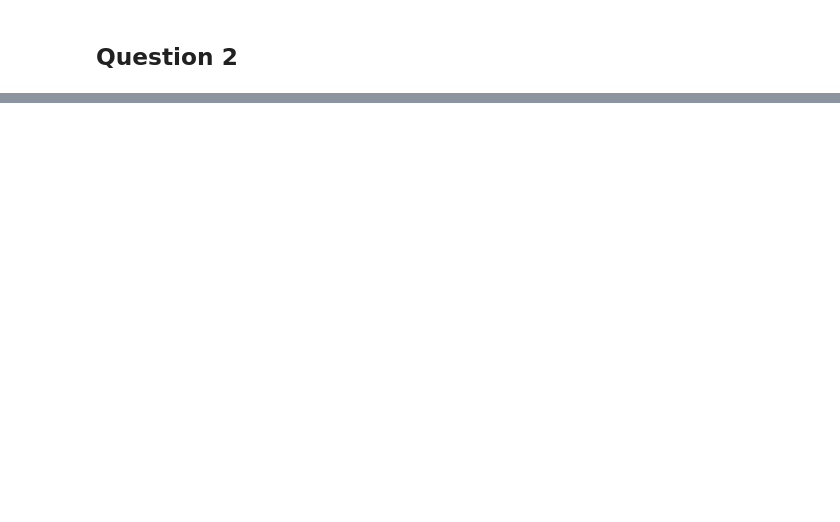
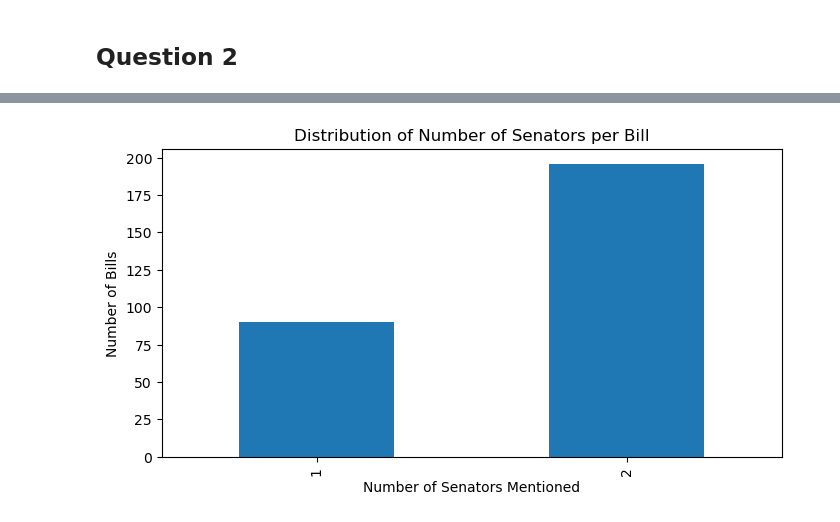
Before and after one commit to jubarringer098/qtm530fall2024, a Jupyter notebook: Homework/Homework 4/hw4.ipynb, the cells around one changed output, grey strips where cells are left out. Drawn from its saved outputs; the diff is of its cells as text; code cells hidden in the pictures; blank space fills up the shorter version.

```diff
--- a/Homework/Homework 4/hw4.ipynb
+++ b/Homework/Homework 4/hw4.ipynb
@@ -298,0 +303,3 @@ person_dataframe = house_floor_actions_in_senate_bills[['action',]]
+# %%
+# Bills with senate amendment proposed (on the floor) actions
+sAmdt_floor = actions[actions['main_action'] == 'senate amendment proposed (on the floor)']
@@ -298,0 +312,20 @@ person_dataframe = house_floor_actions_in_senate_bills[['action',]]
+# %%
+# Looking through the "actions" column to find Senators
+senator_list = sAmdt_floor["action"].str.findall(r"(?:Senator|senator)\s[A-Z]{1}[A-Za-z]*|(?:Senator|senator)\s[A-Z]{1}[A-Za-z]*\-[A-Z]{1}[A-Za-z]*|(?:Senator|senator)\s[A-Z]{1}[A-Za-z]*\s[A-Z]{1}[A-Za-z]*")
+
+# # Since findall returns a list, extract the element from the list (there is only one person per row) and convert to string
+# people_list_copy = people_list_copy.apply(lambda x: x[0] if isinstance(x, list) and len(x) > 0 else None)
+
+# Join the extracted names with the corresponding bill_id (row alignment so based on index)
+senator_data = sAmdt_floor[['bill_id']].join(senator_list.rename('senators'))
+
+# Count number of senators per row
+senator_data['sen_count'] = senator_data['senators'].apply(len)
+
+# Create a new DataFrame with senator counts and names of first two senators
+senator_data[['Senator 1', 'Senator 2']] = pd.DataFrame(senator_data['senators'].tolist(), index=senator_data.index)
+
+# Senator count distribution
+senator_distribution = senator_data['sen_count'].value_counts().sort_index()
+
+display(senator_data)
@@ -298,0 +346,9 @@ person_dataframe = house_floor_actions_in_senate_bills[['action',]]
+# %%
+# Plot distribution
+senator_distribution.plot(kind='bar', figsize=(8,4))
+plt.xlabel('Number of Senators Mentioned')
+plt.ylabel('Number of Bills')
+plt.title('Distribution of Number of Senators per Bill')
+plt.show()
+# %% [output]
+[figure, added]
```
Also changed, not shown: parts of 43 cells of this notebook, 1 other file.
